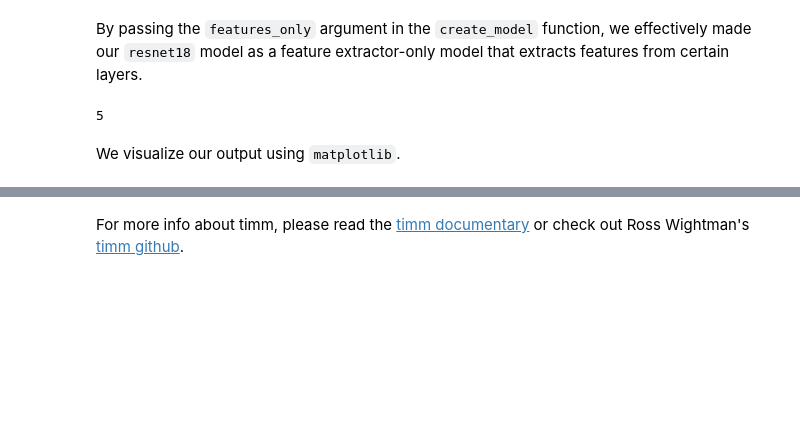
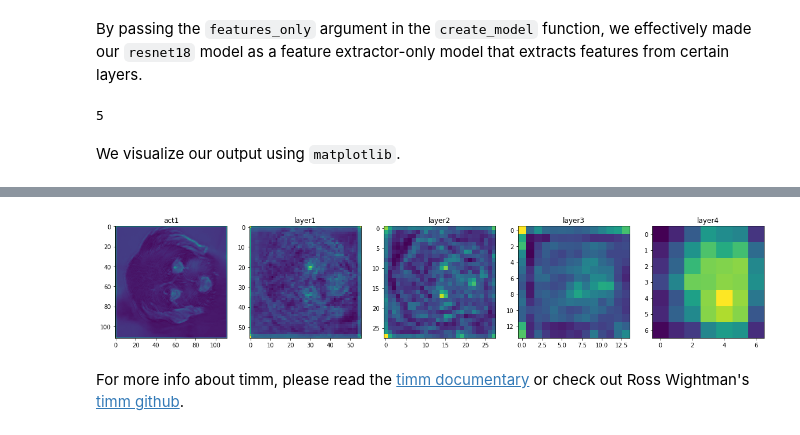
Before and after one commit to izzajalandoni/Deep-Learning-Helper, a Jupyter notebook: timm_demo.ipynb, the cells around one changed output, grey strips where cells are left out. Saved outputs shown, nothing was run; the diff lists cells and outputs as text; code cells hidden in the pictures; blank space fills up the shorter version.

```diff
--- a/timm_demo.ipynb
+++ b/timm_demo.ipynb
@@ -124,2 +114,14 @@ for output in outputs:
+# %%
+fig = plt.figure(figsize=(20,20))
+rows, cols = 1, 5
+
+for i in range(len(outputs)):
+    feats = outputs[i][0].transpose(0,2).sum(-1).detach().numpy()
+
+    fig.add_subplot(rows, cols, i+1)
+    plt.imshow(feats)
+    plt.title(model.feature_info.module_name()[i])
+# %% [output]
+[figure, added]
 # %% [markdown]
 For more info about timm, please read the <a href="https://fastai.github.io/timmdocs/">timm documentary</a> or check out Ross Wightman's <a href="https://github.com/rwightman/pytorch-image-models">timm github</a>.
```
Also changed, not shown: parts of 1 cell of this notebook.
